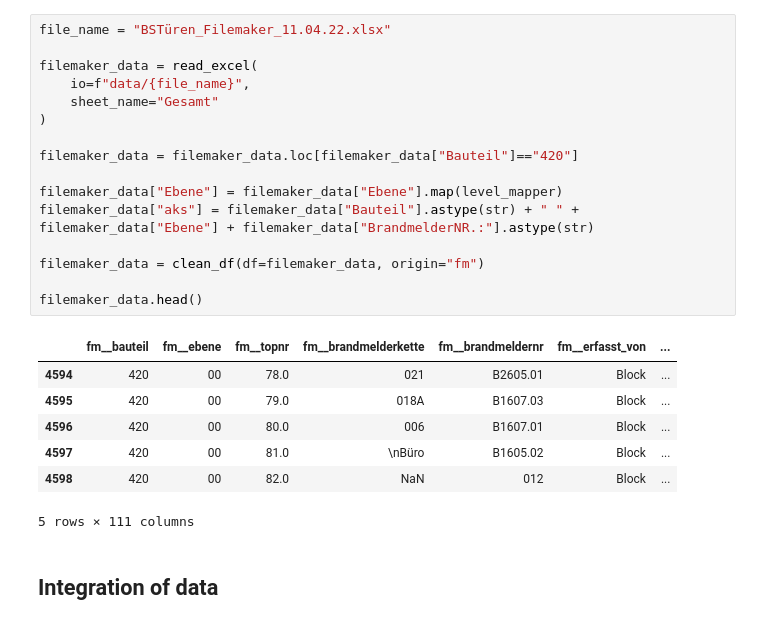
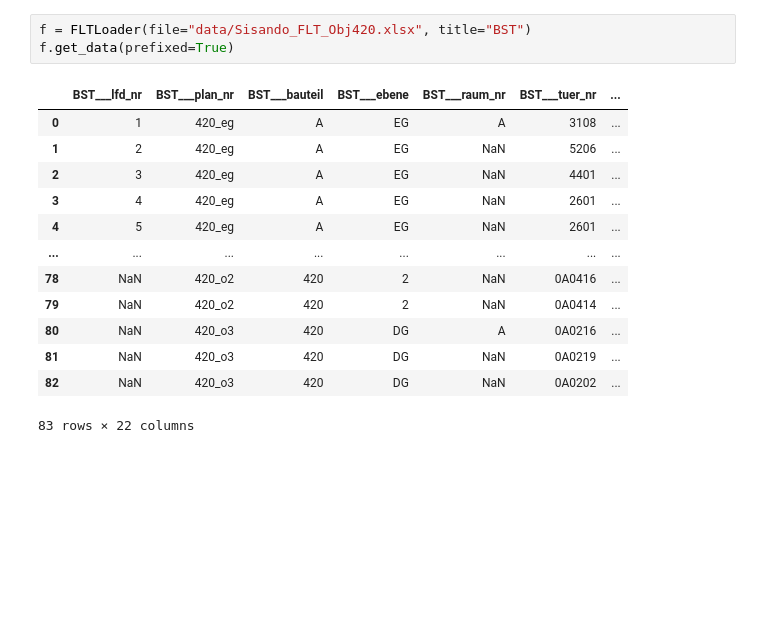
Before and after one commit to mckoh/vie-doors, a Jupyter notebook: notebook_loading.ipynb, the cells around one changed output. Drawn from its saved outputs; the diff is of its cells as text; blank space fills up the shorter version.

```diff
--- a/notebook_loading.ipynb
+++ b/notebook_loading.ipynb
@@ -96,26 +103,17 @@ flt_data.head(5)
-# %%
-file_name = "BSTüren_Filemaker_11.04.22.xlsx"
-
-filemaker_data = read_excel(
-    io=f"data/{file_name}",
-    sheet_name="Gesamt"
-)
-
-filemaker_data = filemaker_data.loc[filemaker_data["Bauteil"]=="420"]
-
-filemaker_data["Ebene"] = filemaker_data["Ebene"].map(level_mapper)
-filemaker_data["aks"] = filemaker_data["Bauteil"].astype(str) + " " + filemaker_data["Ebene"] + filemaker_data["BrandmelderNR.:"].astype(str)
-
-filemaker_data = clean_df(df=filemaker_data, origin="fm")
-
-filemaker_data.head()
-# %% [output]
-|  | fm__bauteil | fm__ebene | fm__topnr | fm__brandmelderkette | fm__brandmeldernr | fm__erfasst_von | ... |
-| 4594 | 420 | 00 | 78.0 | 021 | B2605.01 | Block | ... |
-| 4595 | 420 | 00 | 79.0 | 018A | B1607.03 | Block | ... |
-| 4596 | 420 | 00 | 80.0 | 006 | B1607.01 | Block | ... |
-| 4597 | 420 | 00 | 81.0 | \nBüro | B1605.02 | Block | ... |
-| 4598 | 420 | 00 | 82.0 | NaN | 012 | Block | ... |
-5 rows × 111 columns
-# %% [markdown]
-## Integration of data
+# %%
+f = FLTLoader(file="data/Sisando_FLT_Obj420.xlsx", title="BST")
+f.get_data(prefixed=True)
+# %% [output]
+|  | BST___lfd_nr | BST___plan_nr | BST___bauteil | BST___ebene | BST___raum_nr | BST___tuer_nr | ... |
+| 0 | 1 | 420_eg | A | EG | A | 3108 | ... |
+| 1 | 2 | 420_eg | A | EG | NaN | 5206 | ... |
+| 2 | 3 | 420_eg | A | EG | NaN | 4401 | ... |
+| 3 | 4 | 420_eg | A | EG | NaN | 2601 | ... |
+| 4 | 5 | 420_eg | A | EG | NaN | 2601 | ... |
+| ... | ... | ... | ... | ... | ... | ... | ... |
+| 78 | NaN | 420_o2 | 420 | 2 | NaN | 0A0416 | ... |
+| 79 | NaN | 420_o2 | 420 | 2 | NaN | 0A0414 | ... |
+| 80 | NaN | 420_o3 | 420 | DG | A | 0A0216 | ... |
+| 81 | NaN | 420_o3 | 420 | DG | NaN | 0A0219 | ... |
+| 82 | NaN | 420_o3 | 420 | DG | NaN | 0A0202 | ... |
+83 rows × 22 columns
```
Also changed, not shown: parts of 21 cells of this notebook.
